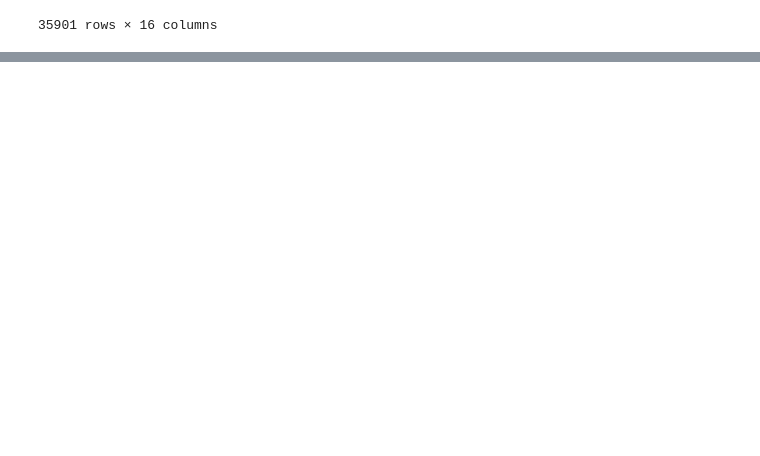
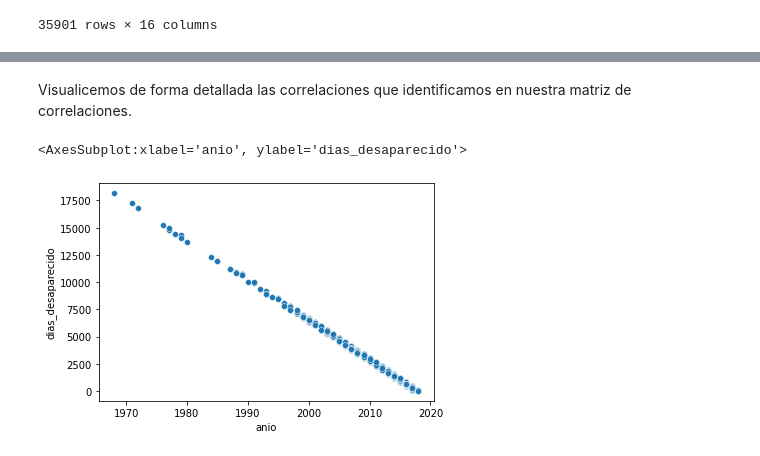
Before and after one commit to MinervaNunez/Proyecto-_Fase3_Python, a Jupyter notebook: Proyecto_Equipo_8.ipynb, the cells around one changed output, grey strips where cells are left out. Drawn from its saved outputs; the diff is of its cells as text; code cells hidden in the pictures; blank space fills up the shorter version.

```diff
--- a/Proyecto_Equipo_8.ipynb
+++ b/Proyecto_Equipo_8.ipynb
@@ -54,0 +157,7 @@ df
+# %% [markdown]
+Visualicemos de forma detallada las correlaciones que identificamos en nuestra matriz de correlaciones.
+# %%
+sns.scatterplot(df['anio'], df['dias_desaparecido'])
+# %% [output]
+<AxesSubplot:xlabel='anio', ylabel='dias_desaparecido'>
+[figure, added]
```
Also changed, not shown: parts of 58 cells of this notebook.
